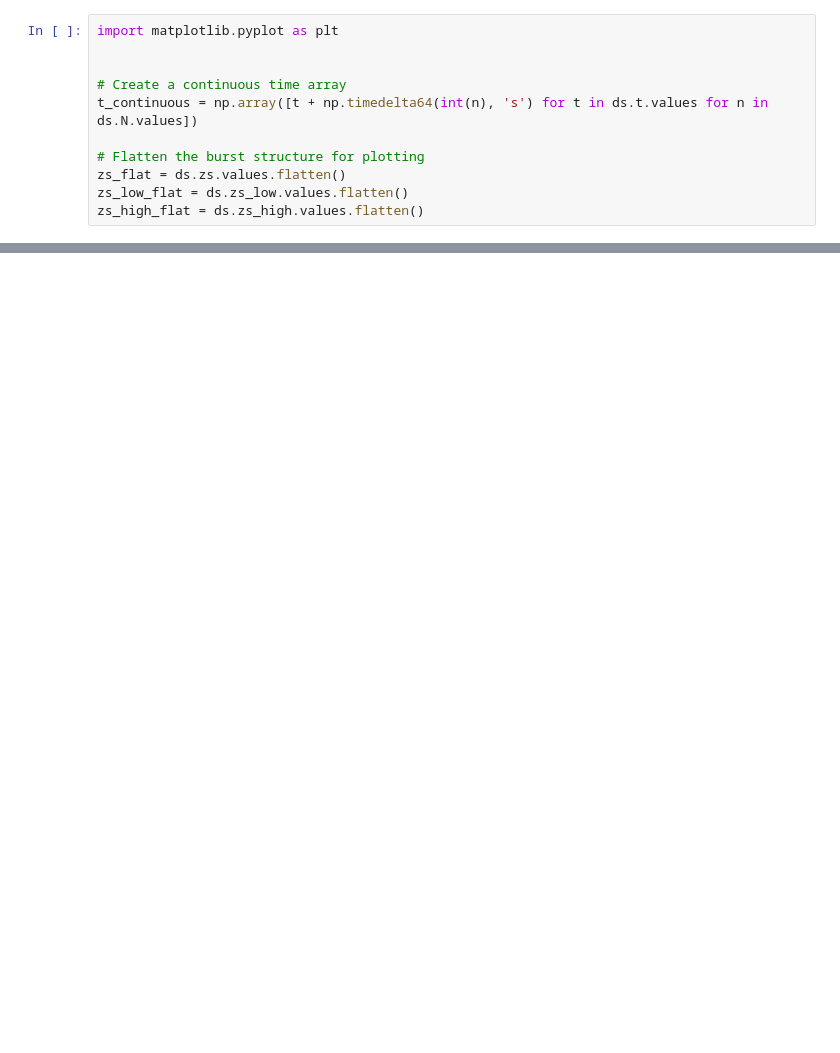
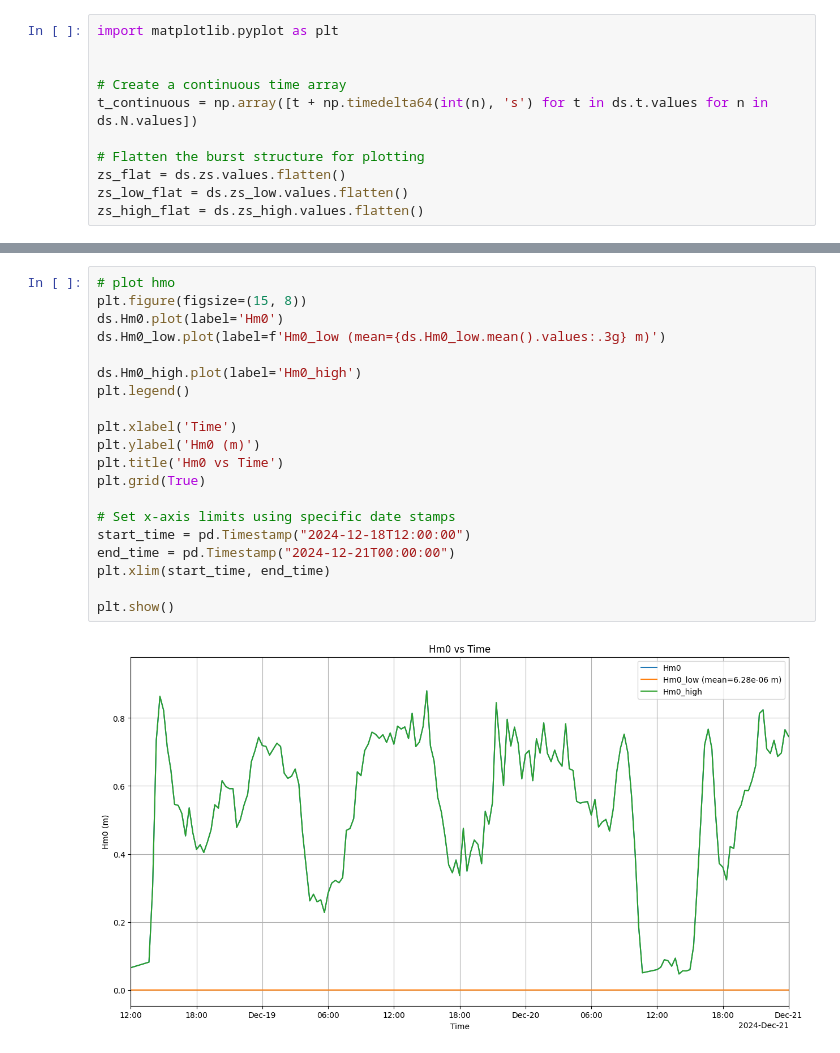
Before and after one commit to Rubenrosman/HybridDune, a Jupyter notebook: Ruben/Pressure_sensors/S1/RBR_05/RBR_05_script.ipynb, the cells around one changed output, grey strips where cells are left out. Cells and saved outputs as stored; diff of their text form; blank space fills up the shorter version.

```diff
--- a/Ruben/Pressure_sensors/S1/RBR_05/RBR_05_script.ipynb
+++ b/Ruben/Pressure_sensors/S1/RBR_05/RBR_05_script.ipynb
@@ -406 +419,23 @@ plt.show()
+# %%
+# plot hmo
+plt.figure(figsize=(15, 8))
+ds.Hm0.plot(label='Hm0')
+ds.Hm0_low.plot(label=f'Hm0_low (mean={ds.Hm0_low.mean().values:.3g} m)')
+
+ds.Hm0_high.plot(label='Hm0_high')
+plt.legend()
+
+plt.xlabel('Time')
+plt.ylabel('Hm0 (m)')
+plt.title('Hm0 vs Time')
+plt.grid(True)
+
+# Set x-axis limits using specific date stamps
+start_time = pd.Timestamp("2024-12-18T12:00:00")
+end_time = pd.Timestamp("2024-12-21T00:00:00")
+plt.xlim(start_time, end_time)
+
+plt.show()
+# %% [output]
+[figure, added]
 # %%
```
Also changed, not shown: parts of 12 cells of this notebook, 12 other files.
